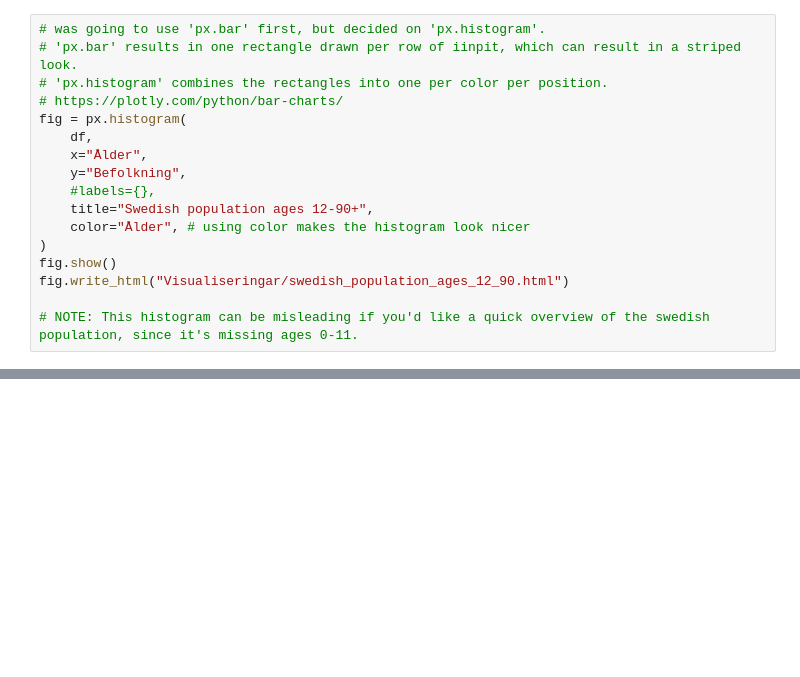
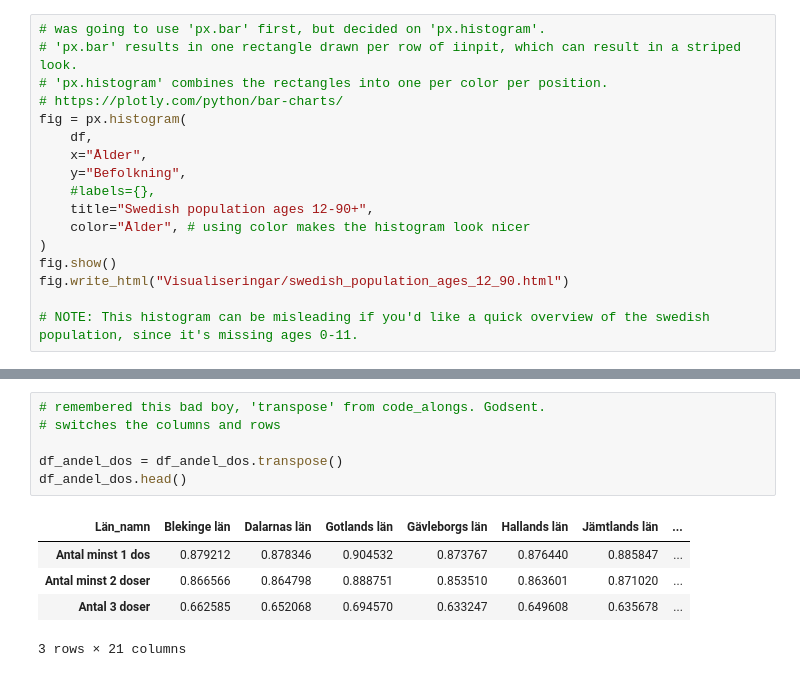
Before and after one commit to JonasBE13/Databehandling-Jonas-Bengtstrom, a Jupyter notebook: LABB 1/Labb_exercise_2.ipynb, the cells around one changed output, grey strips where cells are left out. Drawn from its saved outputs; the diff is of its cells as text; blank space fills up the shorter version.

```diff
--- a/LABB 1/Labb_exercise_2.ipynb
+++ b/LABB 1/Labb_exercise_2.ipynb
@@ -127,0 +179,12 @@ fig.write_html("Visualiseringar/swedish_population_ages_12_90.html")
+# %%
+# remembered this bad boy, 'transpose' from code_alongs. Godsent.
+# switches the columns and rows
+
+df_andel_dos = df_andel_dos.transpose()
+df_andel_dos.head()
+# %% [output]
+| Län_namn | Blekinge län | Dalarnas län | Gotlands län | Gävleborgs län | Hallands län | Jämtlands län | ... |
+| Antal minst 1 dos | 0.879212 | 0.878346 | 0.904532 | 0.873767 | 0.876440 | 0.885847 | ... |
+| Antal minst 2 doser | 0.866566 | 0.864798 | 0.888751 | 0.853510 | 0.863601 | 0.871020 | ... |
+| Antal 3 doser | 0.662585 | 0.652068 | 0.694570 | 0.633247 | 0.649608 | 0.635678 | ... |
+3 rows × 21 columns
```
Also changed, not shown: parts of 15 cells of this notebook, 2 other files.
